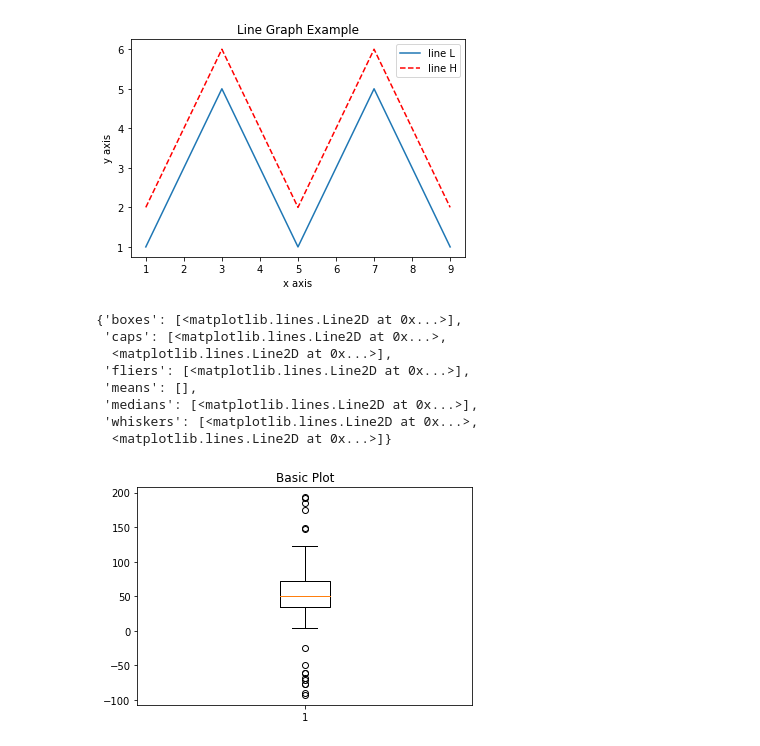
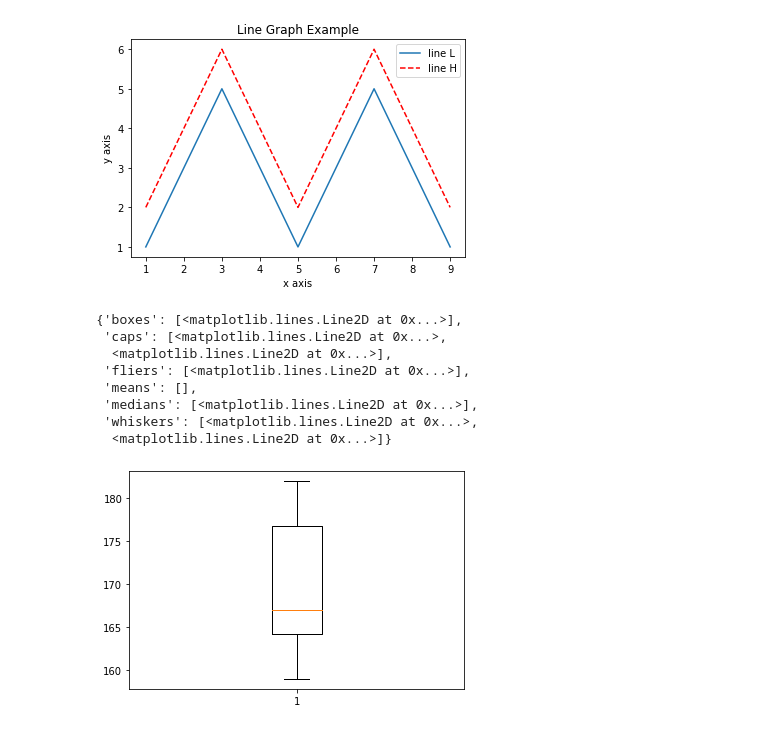
Before and after one commit to Ron0524/note, a Jupyter notebook: 20200319.ipynb, the cells around one changed output. Cells and saved outputs as stored; diff of their text form; code cells hidden in the pictures.

```diff
--- a/20200319.ipynb
+++ b/20200319.ipynb
@@ -18,29 +18,20 @@ plt.legend()
 plt.show()
 # %% [output]
 [figure]
-# %%
-#作業二
-import matplotlib.pyplot as plt
-
-# Fixing random state for reproducibility
-np.random.seed(19680801)
-
-# fake up some data
-spread = np.random.rand(50) * 100
-center = np.ones(25) * 50
-flier_high = np.random.rand(10) * 100 + 100
-flier_low = np.random.rand(10) * -100
-data = np.concatenate((spread, center, flier_high, flier_low))
-fig1, ax1 = plt.subplots()
-ax1.set_title('Basic Plot')
-ax1.boxplot(data)
-# %% [output]
-{'boxes': [<matplotlib.lines.Line2D at 0x...>],
- 'caps': [<matplotlib.lines.Line2D at 0x...>,
-  <matplotlib.lines.Line2D at 0x...>],
- 'fliers': [<matplotlib.lines.Line2D at 0x...>],
- 'means': [],
- 'medians': [<matplotlib.lines.Line2D at 0x...>],
- 'whiskers': [<matplotlib.lines.Line2D at 0x...>,
-  <matplotlib.lines.Line2D at 0x...>]}
-[figure, removed]
+# %%
+import matplotlib.pyplot as plt
+import numpy as np
+
+boxData = [178,164,159,162,182,179,166,168,173,165]
+fig = plt.figure()
+plt.boxplot(boxData)
+# %% [output]
+{'boxes': [<matplotlib.lines.Line2D at 0x...>],
+ 'caps': [<matplotlib.lines.Line2D at 0x...>,
+  <matplotlib.lines.Line2D at 0x...>],
+ 'fliers': [<matplotlib.lines.Line2D at 0x...>],
+ 'means': [],
+ 'medians': [<matplotlib.lines.Line2D at 0x...>],
+ 'whiskers': [<matplotlib.lines.Line2D at 0x...>,
+  <matplotlib.lines.Line2D at 0x...>]}
+[figure, added]
```
Also changed, not shown: parts of 1 cell of this notebook.
